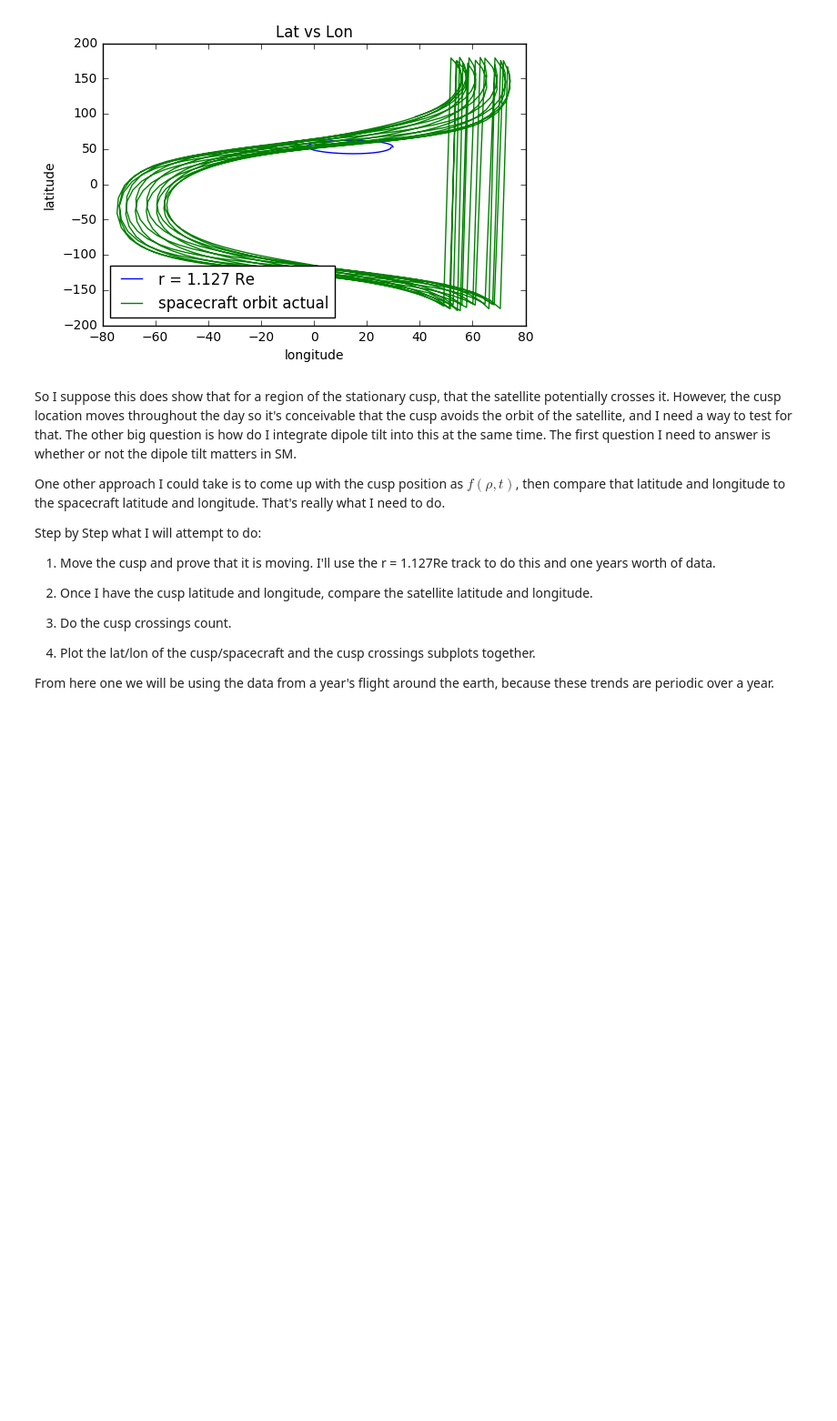
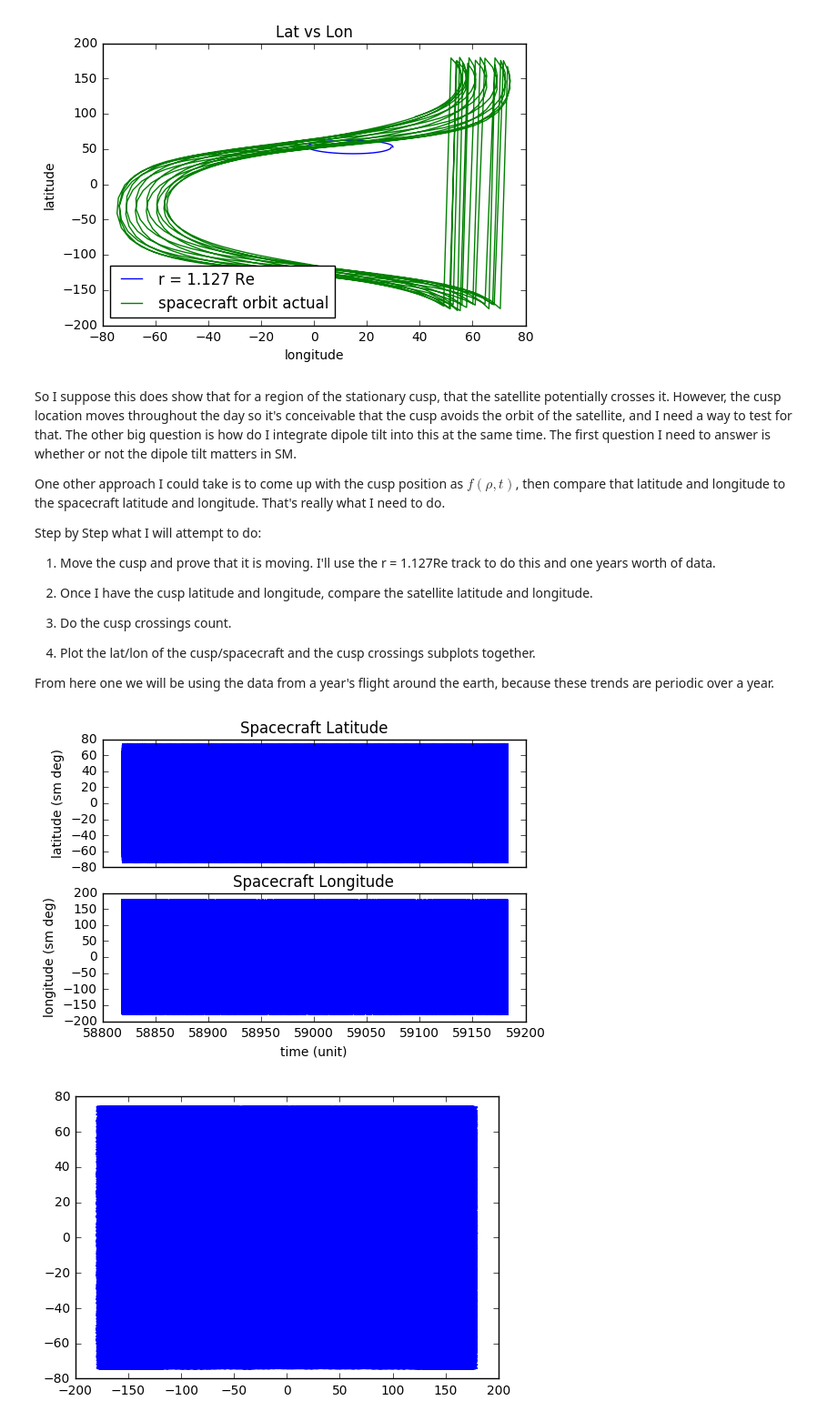
Before and after one commit to fsbr/se3-path-planner, a Jupyter notebook: modularPlanner/Cusp Plots (Daily).ipynb, the cells around one changed output. Shown: that part at 91% size. Cells and saved outputs as stored; diff of their text form; code cells hidden in the pictures; blank space fills up the shorter version.

```diff
--- a/modularPlanner/Cusp Plots (Daily).ipynb
+++ b/modularPlanner/Cusp Plots (Daily).ipynb
@@ -128,3 +128,38 @@ Step by Step what I will attempt to do:
 4.  Plot the lat/lon of the cusp/spacecraft and the cusp crossings subplots together.
 
 From here one we will be using the data from a year's flight around the earth, because these trends are periodic over a year.
+# %%
+# the orbit is fairly easy to get
+df = pd.read_csv(pathname+'65deg.csv')
+t = df['DefaultSC.A1ModJulian'] + 29999.5
+x = df['DefaultSC.gse.X']
+y = df['DefaultSC.gse.Y']
+z = df['DefaultSC.gse.Z']
+
+# set the "ticks"
+cvals = coord.Coords([[i,j,k] for i,j,k in zip(x,y,z)], 'GSE', 'car')
+cvals.ticks = Ticktock(t,'MJD')
+sm = cvals.convert('SM', 'sph')
+
+
+# t = np.asarray(t)
+# plotting stuff
+f, axarr = plt.subplots(2, sharex=True)
+# axarr[0].plot(t, y)
+axarr[0].set_title('Spacecraft Latitude')
+axarr[0].set_ylabel('latitude (sm deg)')
+axarr[0].plot(sm.ticks.MJD, sm.lati)
+axarr[1].set_title('Spacecraft Longitude')
+axarr[1].set_ylabel('longitude (sm deg)')
+axarr[1].plot(sm.ticks.MJD, sm.long)
+
+plt.xlabel('time (unit)')
+
+plt.show()
+
+f, a = plt.subplots(1)
+a.plot(sm.long,sm.lati)
+plt.show()
+# %% [output]
+[figure, added]
+[figure, added]
```
Also changed, not shown: parts of 2 cells of this notebook, 1 other file.
